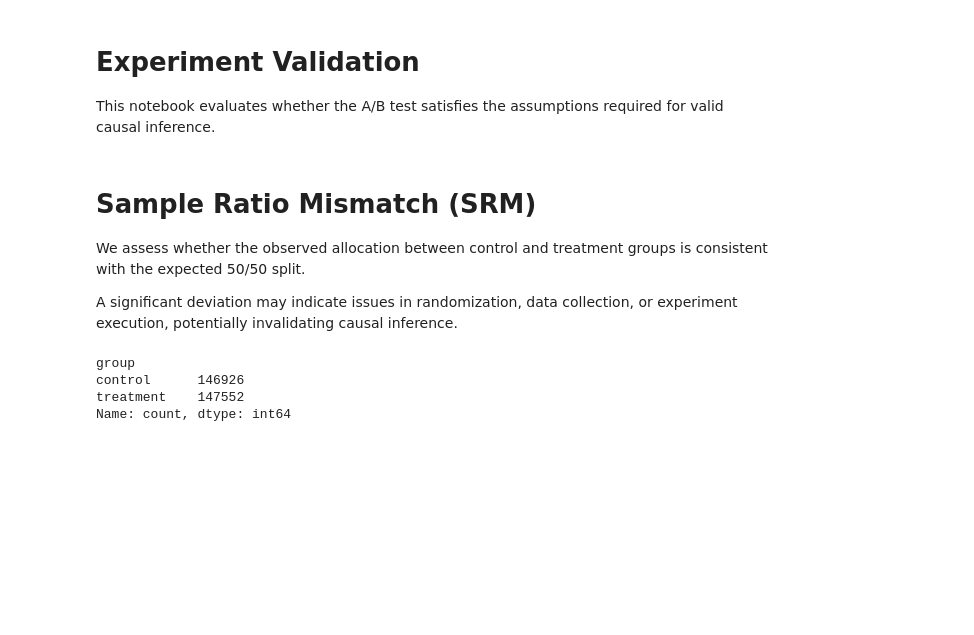
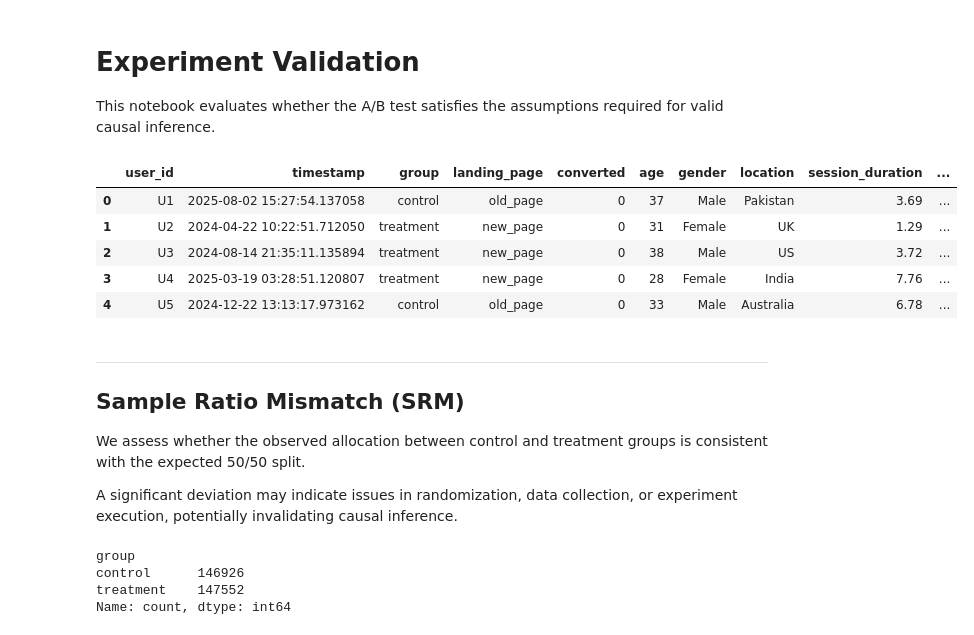
Before and after one commit to Bernardo-G-Cunha/conversion-rate-ab-test, a Jupyter notebook: notebooks/02_experiment_validation.ipynb, the cells around one changed output. Saved outputs shown, nothing was run; the diff lists cells and outputs as text; code cells hidden in the pictures; blank space fills up the shorter version.

```diff
--- a/notebooks/02_experiment_validation.ipynb
+++ b/notebooks/02_experiment_validation.ipynb
@@ -5,12 +5,24 @@ This notebook evaluates whether the A/B test satisfies the assumptions
 required for valid causal inference.
 # %%
 import pandas as pd
+import sys
+import os
+
+sys.path.append(os.path.abspath(".."))
 
 df = pd.read_csv("../data/processed/ab_data_cleaned.csv")
 
 df.head()
+# %% [output]
+|  | user_id | timestamp | group | landing_page | converted | age | gender | location | session_duration | ... |
+| 0 | U1 | 2025-08-02 15:27:54.137058 | control | old_page | 0 | 37 | Male | Pakistan | 3.69 | ... |
+| 1 | U2 | 2024-04-22 10:22:51.712050 | treatment | new_page | 0 | 31 | Female | UK | 1.29 | ... |
+| 2 | U3 | 2024-08-14 21:35:11.135894 | treatment | new_page | 0 | 38 | Male | US | 3.72 | ... |
+| 3 | U4 | 2025-03-19 03:28:51.120807 | treatment | new_page | 0 | 28 | Female | India | 7.76 | ... |
+| 4 | U5 | 2024-12-22 13:13:17.973162 | control | old_page | 0 | 33 | Male | Australia | 6.78 | ... |
 # %% [markdown]
-# Sample Ratio Mismatch (SRM)
+---
+## Sample Ratio Mismatch (SRM)
 
 We assess whether the observed allocation between control and treatment
 groups is consistent with the expected 50/50 split.
```
Also changed, not shown: parts of 19 cells of this notebook, 3 other files.
